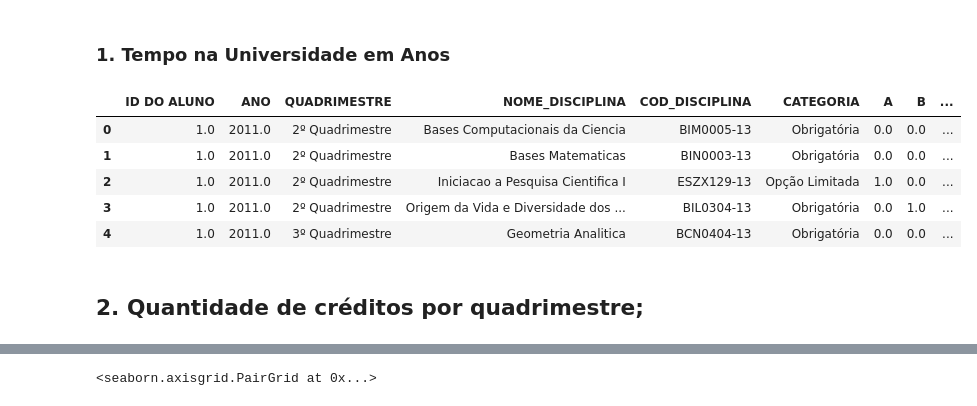
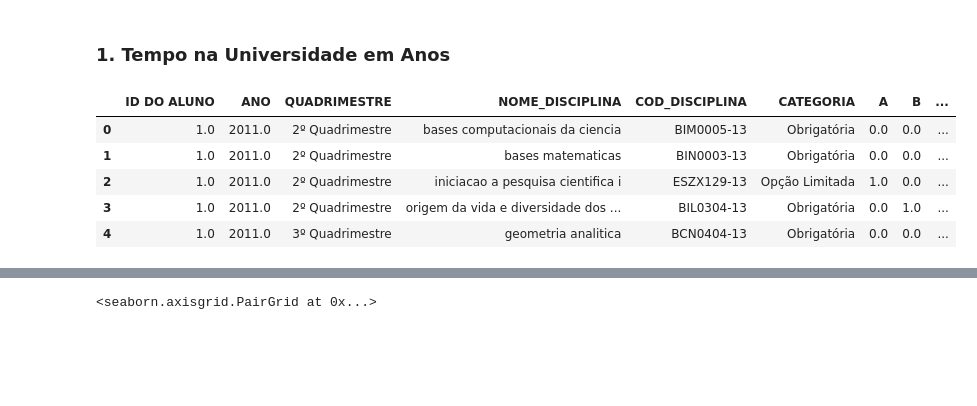
Before and after one commit to jairojuunior/miningAbandonment, a Jupyter notebook: EDA.ipynb, the cells around one changed output, grey strips where cells are left out. Cells and saved outputs as stored; diff of their text form; code cells hidden in the pictures; blank space fills up the shorter version.

```diff
--- a/EDA.ipynb
+++ b/EDA.ipynb
@@ -57,6 +57,9 @@ tratado = pd.concat([identificacao,conceitos],axis=1)
 #Remoção de acentos
 tratado['NOME_DISCIPLINA'] = tratado['NOME_DISCIPLINA'].str.normalize('NFKD')
 
+#Para minusculas
+tratado['NOME_DISCIPLINA'] = tratado['NOME_DISCIPLINA'].str.lower()
+
 #Encondificação para ASCII ignorando erros
 tratado['NOME_DISCIPLINA'] = tratado['NOME_DISCIPLINA'].str.encode('ascii', errors='ignore')
 
@@ -100,13 +103,11 @@ tratado['QUAD_CURSADO'] = np.concatenate(tratado.groupby("ID DO ALUNO")['ANO_QUA
 #Obteção dos anos na universidade dado a contagem de créditos.
 tratado['ANOS_NA_UNIVER'] = tratado['QUAD_CURSADO']//3
 # %%
-tratado.head()
+tratado.head(5)
 # %% [output]
 |  | ID DO ALUNO | ANO | QUADRIMESTRE | NOME_DISCIPLINA | COD_DISCIPLINA | CATEGORIA | A | B | ... |
-| 0 | 1.0 | 2011.0 | 2º Quadrimestre | Bases Computacionais da Ciencia | BIM0005-13 | Obrigatória | 0.0 | 0.0 | ... |
-| 1 | 1.0 | 2011.0 | 2º Quadrimestre | Bases Matematicas | BIN0003-13 | Obrigatória | 0.0 | 0.0 | ... |
-| 2 | 1.0 | 2011.0 | 2º Quadrimestre | Iniciacao a Pesquisa Cientifica I | ESZX129-13 | Opção Limitada | 1.0 | 0.0 | ... |
-| 3 | 1.0 | 2011.0 | 2º Quadrimestre | Origem da Vida e Diversidade dos ... | BIL0304-13 | Obrigatória | 0.0 | 1.0 | ... |
-| 4 | 1.0 | 2011.0 | 3º Quadrimestre | Geometria Analitica | BCN0404-13 | Obrigatória | 0.0 | 0.0 | ... |
+| 0 | 1.0 | 2011.0 | 2º Quadrimestre | bases computacionais da ciencia | BIM0005-13 | Obrigatória | 0.0 | 0.0 | ... |
+| 1 | 1.0 | 2011.0 | 2º Quadrimestre | bases matematicas | BIN0003-13 | Obrigatória | 0.0 | 0.0 | ... |
+| 2 | 1.0 | 2011.0 | 2º Quadrimestre | iniciacao a pesquisa cientifica i | ESZX129-13 | Opção Limitada | 1.0 | 0.0 | ... |
+| 3 | 1.0 | 2011.0 | 2º Quadrimestre | origem da vida e diversidade dos ... | BIL0304-13 | Obrigatória | 0.0 | 1.0 | ... |
+| 4 | 1.0 | 2011.0 | 3º Quadrimestre | geometria analitica | BCN0404-13 | Obrigatória | 0.0 | 0.0 | ... |
-# %% [markdown]
-## 2. Quantidade de créditos por quadrimestre;
```
Also changed, not shown: parts of 27 cells of this notebook.
